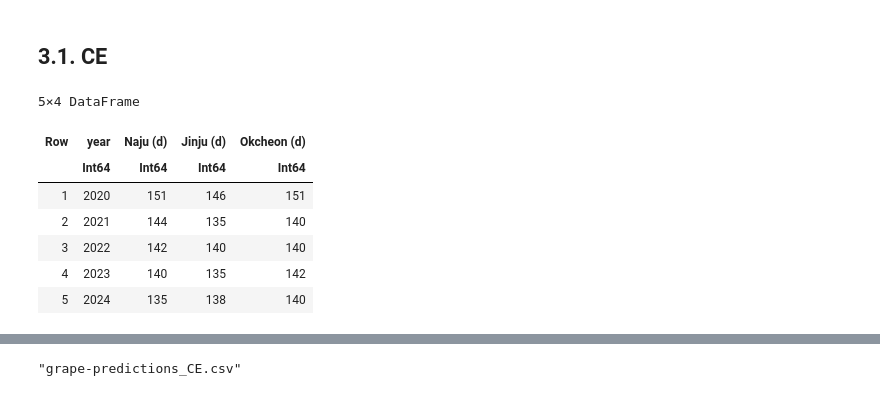
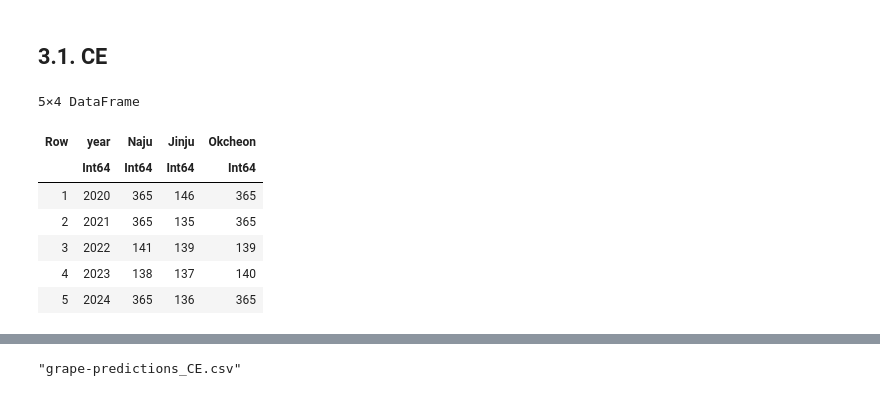
Before and after one commit to j28s/Grape, a Jupyter notebook: grape_ensemble_j28s.ipynb, the cells around one changed output, grey strips where cells are left out. Saved outputs shown, nothing was run; the diff lists cells and outputs as text; code cells hidden in the pictures.

```diff
--- a/grape_ensemble_j28s.ipynb
+++ b/grape_ensemble_j28s.ipynb
@@ -849,9 +888,9 @@ config_cf_Jinju_CE = calibrate(CF, obs_Jinju_CE;
     index = :year,
     target = :doy,
     parameters = :CF => (;
-        Tc = (6, 8),
-        Rc = (-50, 0),
-        Rf = (400, 500),
+        Tc = (0, 20),
+        Rc = (-1000, 0),
+        Rf = (0, 1000),
     ),
     stop = :stop,
     snap = :stop,
@@ -1272,7 +1287,7 @@ visualize(met_Okcheon, :date, :Tavg; kind = :line)
 # %% [output]
 "<Cropbox.Plot{Gadfly.Plot}>"
 # %%
-years_Okcheon = vcat(collect(2013), collect(2015:2019))
+years_Okcheon = [2013; 2015:2019]
 # %% [output]
 6-element Vector{Int64}:
  2013
@@ -1308,5 +1323,5 @@ obs_Okcheon_CE = load_obs(:Okcheon, :CE)
 # %%
-obs_Okcheon_CE.year = Int.(obs_Okcheon_CE.year)
-if !(eltype(obs_Okcheon_CE.doy) <: Unitful.AbstractQuantity)
-    obs_Okcheon_CE.doy .= Int.(obs_Okcheon_CE.doy) .* Unitful.u"d"
-end
+# obs_Okcheon_CE.year = Int.(obs_Okcheon_CE.year)
+# if !(eltype(obs_Okcheon_CE.doy) <: Unitful.AbstractQuantity)
+#     obs_Okcheon_CE.doy .= Int.(obs_Okcheon_CE.doy) .* Unitful.u"d"
+# end
@@ -1340,9 +1337,9 @@ config_cf_Okcheon_CE = calibrate(CF, obs_Okcheon_CE;
     index = :year,
     target = :doy,
     parameters = :CF => (;
-        Tc = (6, 10),
-        Rc = (-200, -100),
-        Rf = (0, 300),
+        Tc = (0, 20),
+        Rc = (-1000, 0),
+        Rf = (0, 1000),
     ),
     stop = :stop,
     snap = :stop,
@@ -1729,21 +1701,22 @@ rmse_Okcheon_ens_K = assess2([CF, DTS], obs_Okcheon_K, :Okcheon, years_Okcheon;
 # %%
 predictions_cf_CE = begin
     S = CF
     years = 2020:2024
     index = :year
+    target = :doy
     innerjoin(
-        estimate(S, :Naju,        years; config = config_cf_Naju_CE,        index, target = :Naju        => :doy),
-        estimate(S, :Jinju,       years; config = config_cf_Jinju_CE,       index, target = :Jinju       => :doy),
-        estimate(S, :Okcheon,     years; config = config_cf_Okcheon_CE,     index, target = :Okcheon     => :doy),
+        rename!(estimate(S, :Naju,    years; config = config_cf_Naju_CE,    index, target, nounit = true), target => :Naju),
+        rename!(estimate(S, :Jinju,   years; config = config_cf_Jinju_CE,   index, target, nounit = true), target => :Jinju),
+        rename!(estimate(S, :Okcheon, years; config = config_cf_Okcheon_CE, index, target, nounit = true), target => :Okcheon),
         on = :year
-    ) |> deunitfy
+    )
 end
 # %% [output]
 5×4 DataFrame
-| Row | year | Naju (d) | Jinju (d) | Okcheon (d) |
+| Row | year | Naju | Jinju | Okcheon |
 |  | Int64 | Int64 | Int64 | Int64 |
-| 1 | 2020 | 151 | 146 | 151 |
-| 2 | 2021 | 144 | 135 | 140 |
-| 3 | 2022 | 142 | 140 | 140 |
-| 4 | 2023 | 140 | 135 | 142 |
-| 5 | 2024 | 135 | 138 | 140 |
+| 1 | 2020 | 365 | 146 | 365 |
+| 2 | 2021 | 365 | 135 | 365 |
+| 3 | 2022 | 141 | 139 | 139 |
+| 4 | 2023 | 138 | 137 | 140 |
+| 5 | 2024 | 365 | 136 | 365 |
```
Also changed, not shown: parts of 94 cells of this notebook, 6 other files.
